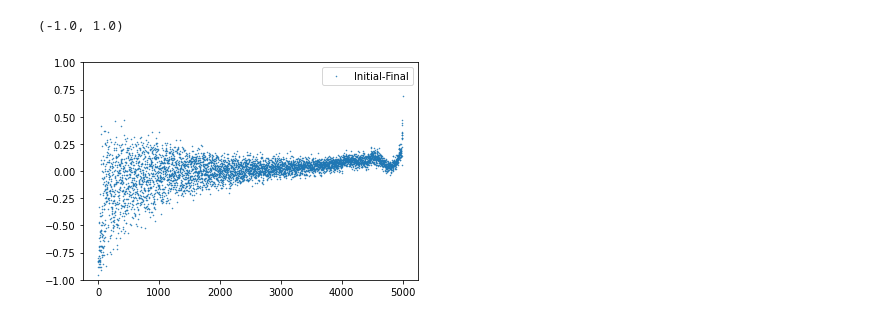
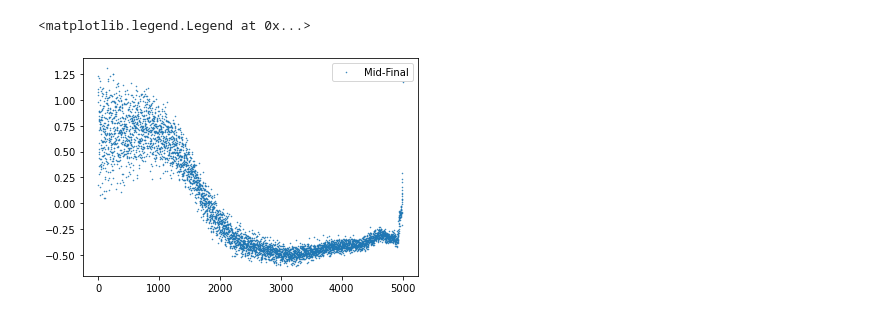
Before and after one commit to regevs/matrix_shuffle, a Jupyter notebook: notebooks/20210509_fresh_check.ipynb, the cells around one changed output. Saved outputs shown, nothing was run; the diff lists cells and outputs as text; code cells hidden in the pictures.

```diff
--- a/notebooks/20210509_fresh_check.ipynb
+++ b/notebooks/20210509_fresh_check.ipynb
@@ -11,14 +11,17 @@ import os.path
 
 %matplotlib inline
 # %%
-batch_name = "run_20210509_srf_magic_every=10000_exp=1"
+batch_name = "run_20210524_sgd_reg=0_magicshuffle"
 output_path = os.path.join("/Users/regevschweiger/git/matrix_shuffle/datasets/ela_chr19/", batch_name)
 
 target_hist = pd.read_csv("/Users/regevschweiger/Documents/matshuff_data/ela_19/counts.txt", sep="\t")
 dcounts = pd.read_csv("/Users/regevschweiger/Documents/matshuff_data/ela_19/dcounts.txt", sep="\t")
 
-thetas = pd.read_csv(os.path.join(output_path, "output.1000000000.thetas"), sep="\s+", header=None).values
-hists = pd.read_csv(os.path.join(output_path, "output.1000000000.hists"), sep="\s+", header=None).values
-thetas_ratio = np.maximum(np.log(target_hist.p[1:]/dcounts.p[1:]), -10000)
+try:
+    thetas = pd.read_csv(os.path.join(output_path, "output.10000000000.thetas"), sep="\s+", header=None).values
+    hists = pd.read_csv(os.path.join(output_path, "output.10000000000.hists"), sep="\s+", header=None).values
+    thetas_ratio = np.maximum(np.log(target_hist.p[1:]/dcounts.p[1:]), -10000)
+except:
+    pass
 # %%
 pts = pd.read_csv(
@@ -77,9 +92,10 @@ plt.legend()
 # %%
 plt.figure()
-plt.plot(thetas_ratio[:-2] - thetas[-1][1:-1], '.', ms=1, label="Initial-Final")
+
+plt.plot(thetas[800][1:-1] - thetas[-1][1:-1], '.', ms=1, label="Mid-Final")
 
 plt.legend()
-plt.ylim(-1,1)
+#plt.ylim(-1,1)
 # %% [output]
-(-1.0, 1.0)
+<matplotlib.legend.Legend at 0x...>
-[figure, old version]
+[figure, new version]
```
Also changed, not shown: parts of 7 cells of this notebook, 6 other files.
